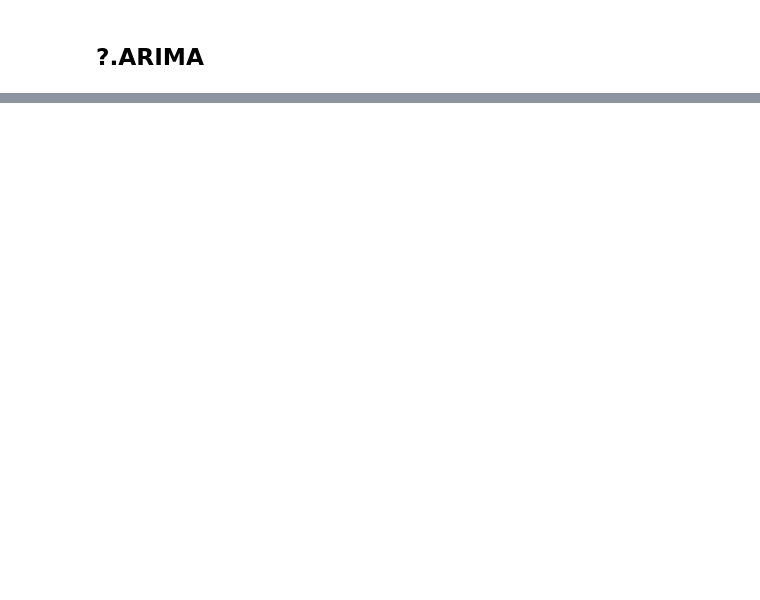
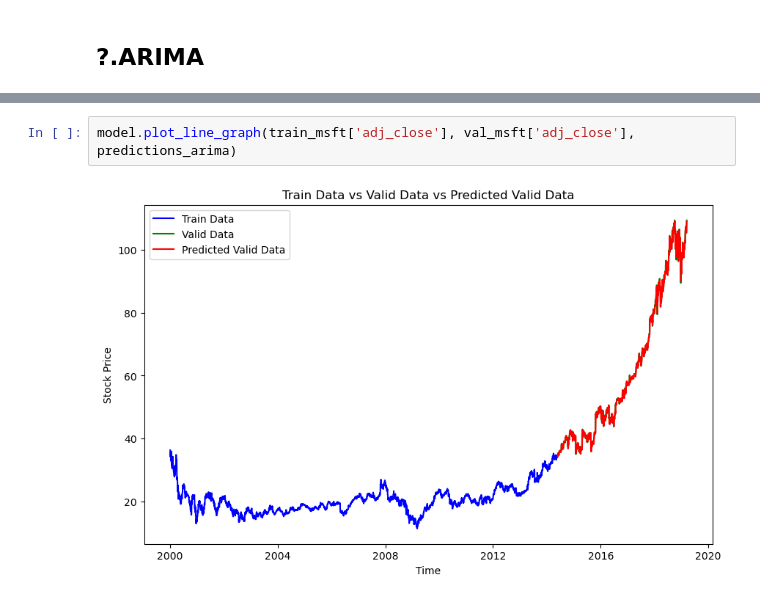
Before and after one commit to baoyik/ADSP-Group-Project, a Jupyter notebook: Main.ipynb, the cells around one changed output, grey strips where cells are left out. Drawn from its saved outputs; the diff is of its cells as text; blank space fills up the shorter version.

```diff
--- a/Main.ipynb
+++ b/Main.ipynb
@@ -104,0 +207,4 @@ data.plot_time_series_analysis(train_msft,'adj_close')
+# %%
+model.plot_line_graph(train_msft['adj_close'], val_msft['adj_close'], predictions_arima)
+# %% [output]
+[figure, added]
```
Also changed, not shown: parts of 11 cells of this notebook, 2 other files.
